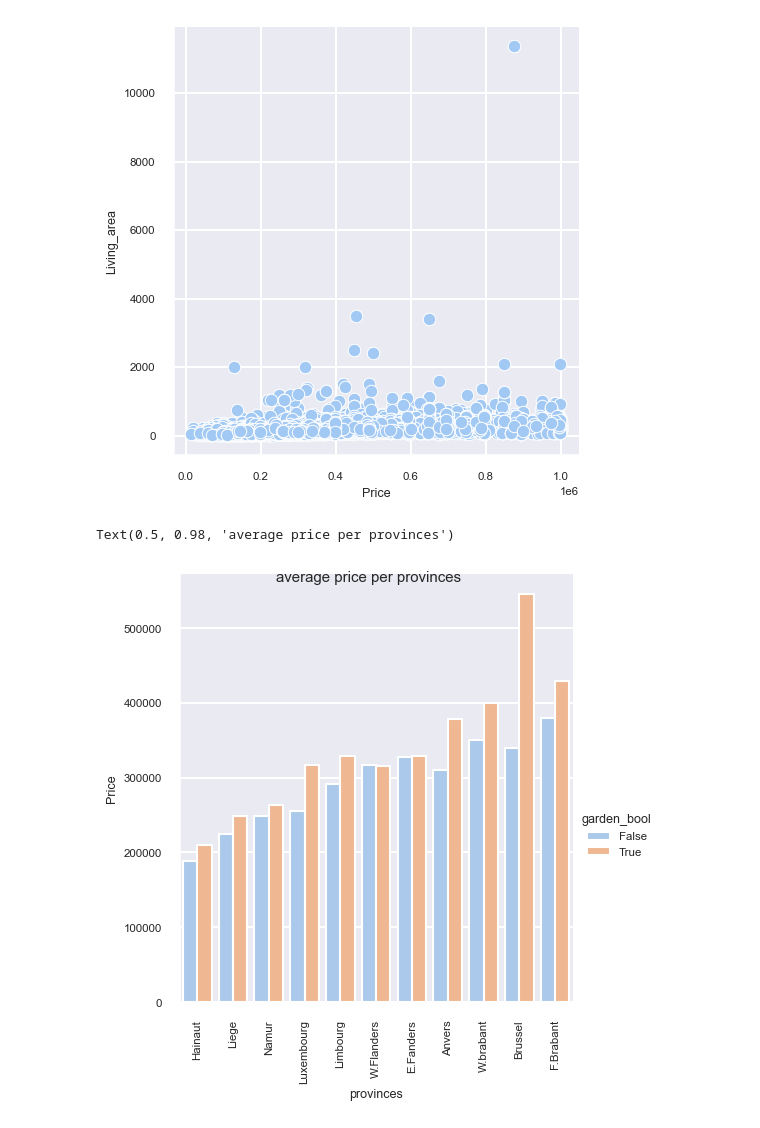
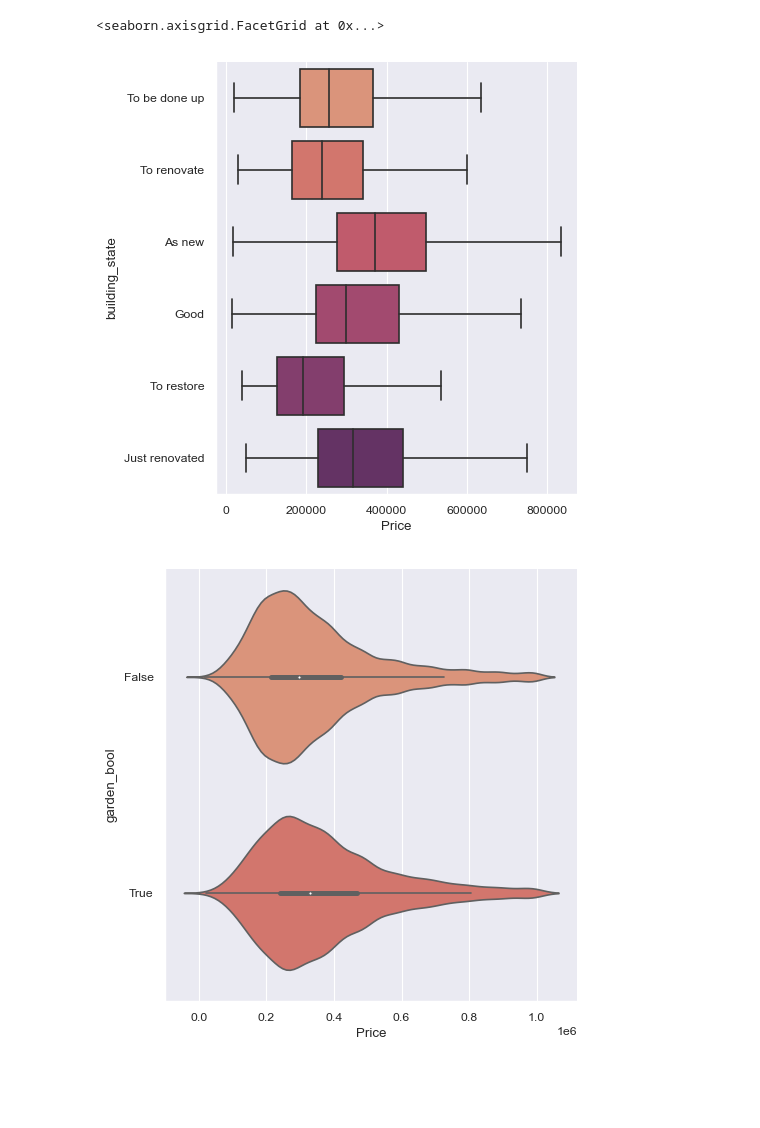
Before and after one commit to Yheloww/real-estate-price-prediction, a Jupyter notebook: Data_vizualisation/start project.ipynb, the cells around one changed output. Drawn from its saved outputs; the diff is of its cells as text; code cells hidden in the pictures; blank space fills up the shorter version.

```diff
--- a/Data_vizualisation/start project.ipynb
+++ b/Data_vizualisation/start project.ipynb
@@ -214,41 +334,8 @@ plt.show()
-# %%
-import seaborn as sns
-import matplotlib.pyplot as plt
-
-# How many rows and columns?
-df.shape
-# What is the correlation between the variables and the price? (Why might that be?)
-#plit = sns.lineplot(data=df, x="locality",y="Price")
-sns.set_style('darkgrid')
-sns.set_context('talk', font_scale=0.5)
-#sns.displot(data=df,x='Price',bins=10)
-sns.relplot(data=df,x="Price",y="Living_area",kind="scatter")
-#sns.jointplot(x="locality",y='Price',data=df,kind='kde')
-sns.despine()
-#sns.barplot(x="locality",y='Price',data=df,estimator=np.median)
-#sns.relplot(data=df, x='Price', y='facades_number')
-# How are variables correlated to each other? (Why?)
-# Which variables have the greatest influence on the price?
-# Which variables have the least influence on the price?
-# How many qualitative and quantitative variables are there? How would you transform these values into numerical values?
-# What is the percentage of missing values per column?
-# %% [output]
-[figure, removed]
-# %%
-#more general plot for median price per provinces with and without garden
-sorte = df.groupby('provinces')["Price"].median().reset_index().sort_values('Price')
-
-test = sns.catplot(data=df,x="provinces",y="Price",hue="garden_bool",palette=pal,
-                  kind="bar",errorbar=None,estimator=np.median,
-                  order=sorte['provinces'])
-#rotation of categories
-plt.xticks(rotation=90)
-#give a title to the plot
-test.fig.suptitle("average price per provinces")
-# %% [output]
-Text(0.5, 0.98, 'average price per provinces')
-[figure, removed]
 # %%
-#some interesting plot code :
-sns.catplot(data=df, x="Price", y="building_state", kind="box",sym="")
-sns.catplot(data=df, x='Price', y='garden_bool', kind="violin")
+#some interesting plot code with exploration of the state of the building
+sns.catplot(data=d_big, x="Price", y="building_state", kind="box",sym="")
+sns.catplot(data=d_big, x='Price', y='garden_bool', kind="violin")
+# %% [output]
+<seaborn.axisgrid.FacetGrid at 0x...>
+[figure, added]
+[figure, added]
```
Also changed, not shown: parts of 26 cells of this notebook.
